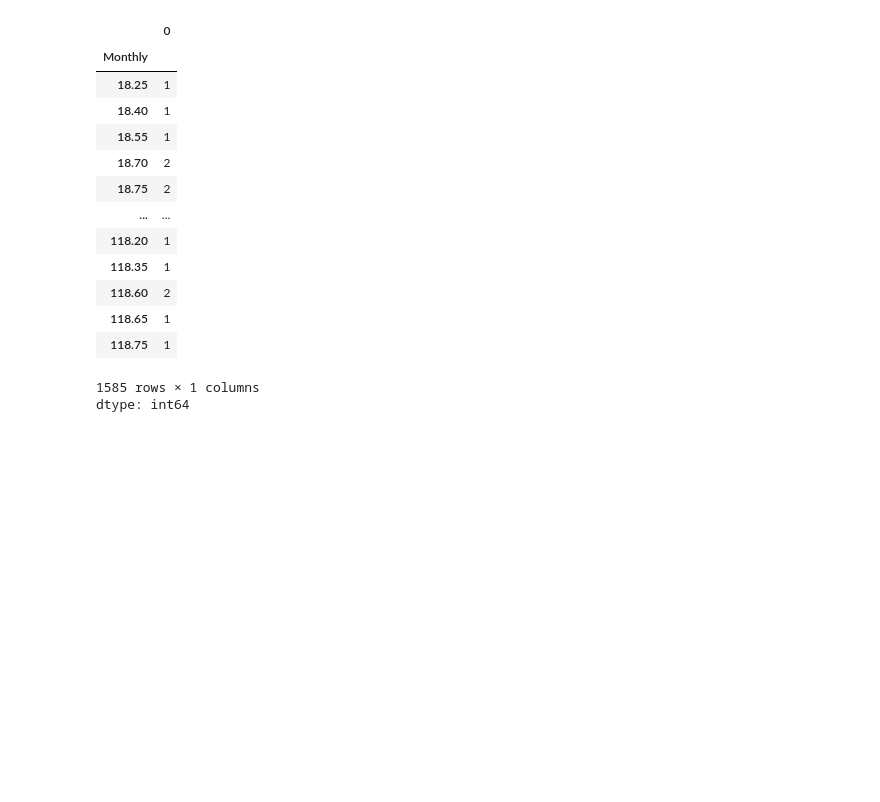
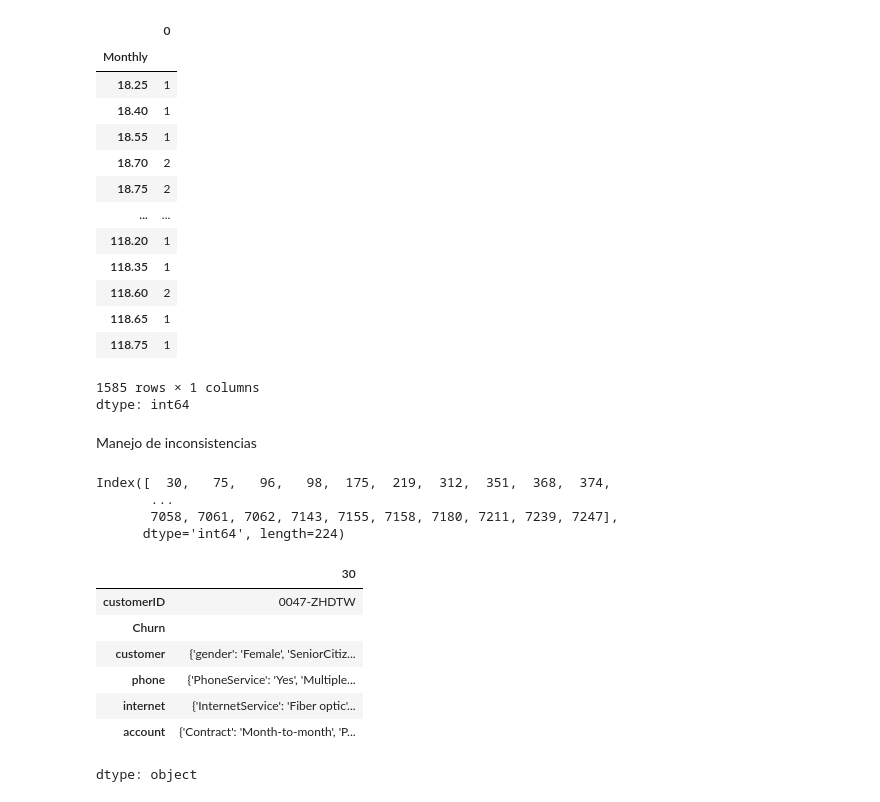
Before and after one commit to SebaDiezV/challenge_telecomX-alura, a Jupyter notebook: Challenge_TelecomX.ipynb, the cells around one changed output. Saved outputs shown, nothing was run; the diff lists cells and outputs as text; code cells hidden in the pictures; blank space fills up the shorter version.

```diff
--- a/Challenge_TelecomX.ipynb
+++ b/Challenge_TelecomX.ipynb
@@ -263,3 +264,5 @@ conteo
 | 118.75 | 1 |
 1585 rows × 1 columns
 dtype: int64
+# %% [markdown]
+Manejo de inconsistencias
@@ -265,0 +271,18 @@ dtype: int64
+# %%
+churn_empty
+# %% [output]
+Index([  30,   75,   96,   98,  175,  219,  312,  351,  368,  374,
+       ...
+       7058, 7061, 7062, 7143, 7155, 7158, 7180, 7211, 7239, 7247],
+      dtype='int64', length=224)
+# %%
+df.loc[30]
+# %% [output]
+|  | 30 |
+| customerID | 0047-ZHDTW |
+| Churn |  |
+| customer | {'gender': 'Female', 'SeniorCitiz... |
+| phone | {'PhoneService': 'Yes', 'Multiple... |
+| internet | {'InternetService': 'Fiber optic'... |
+| account | {'Contract': 'Month-to-month', 'P... |
+dtype: object
```
Also changed, not shown: parts of 27 cells of this notebook.
